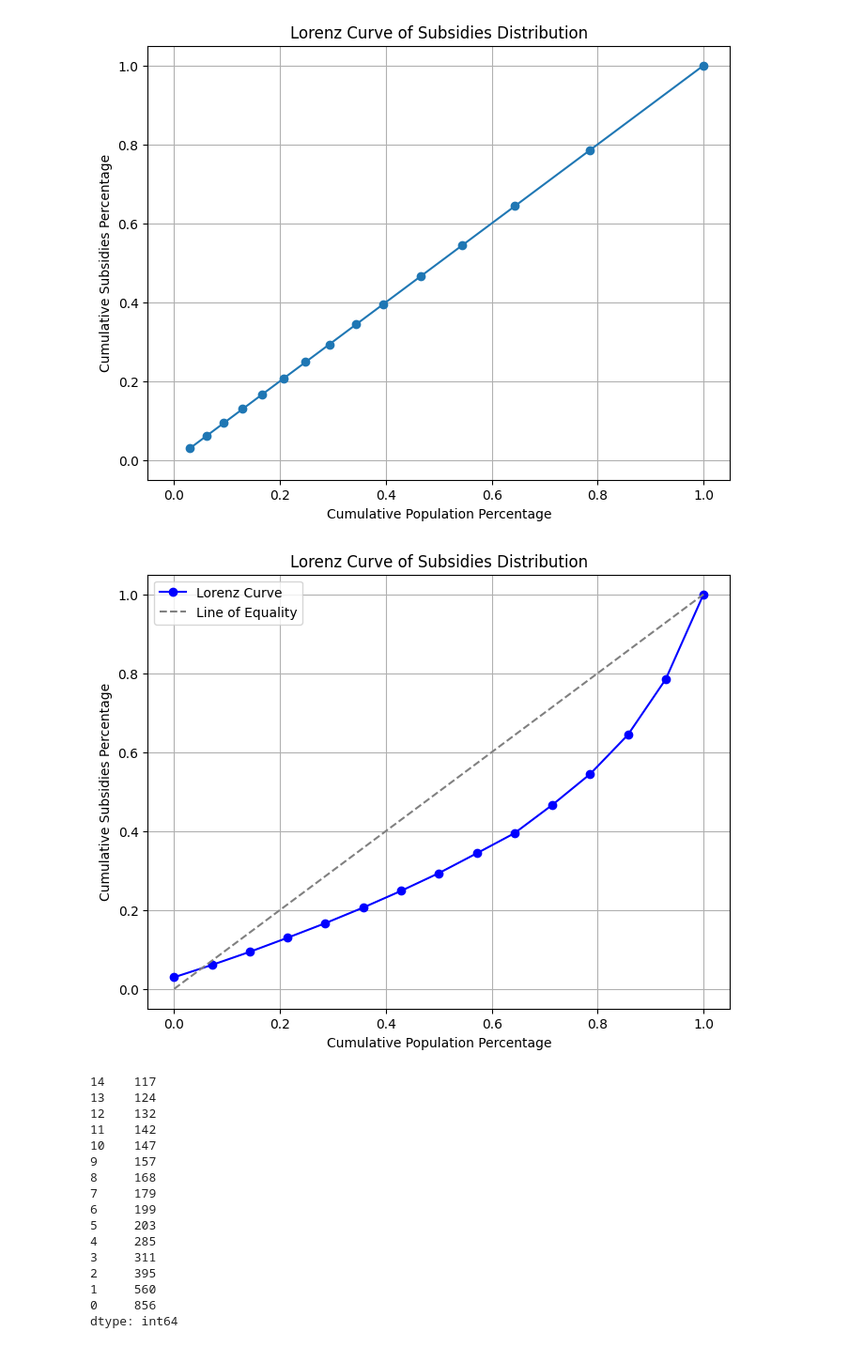
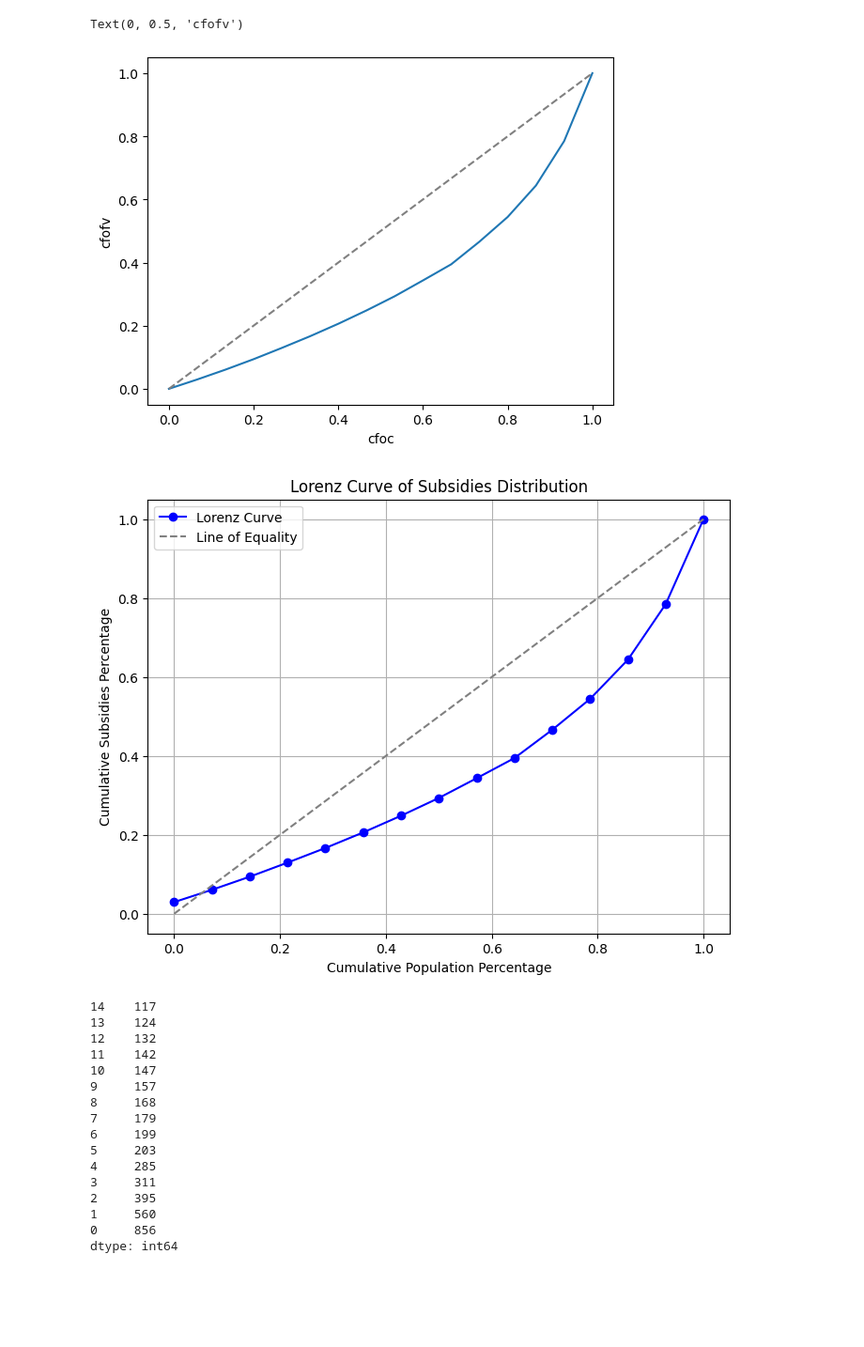
Before and after one commit to Shuyan-Chen/DescriptiveStat, a Jupyter notebook: labTask/list09.ipynb, the cells around one changed output. Shown at 94% size. Cells and saved outputs as stored; diff of their text form; code cells hidden in the pictures; blank space fills up the shorter version.

```diff
--- a/labTask/list09.ipynb
+++ b/labTask/list09.ipynb
@@ -2,64 +2,53 @@
 import numpy as np
 import pandas as pd
 import matplotlib.pyplot as plt
+# %%
+#lorenz curve
+subsidies_series = pd.Series([856,560,395,311,285,203,199,179,168,157,147,142,132,124,117])
+sorted_subsidies = subsidies_series.sort_values()
+cumulative_subsidies = sorted_subsidies.cumsum()
+cum_percentage = cumulative_subsidies/ subsidies_series.sum()
+
+y = pd.concat([pd.Series([0]), cum_percentage])
+x = pd.concat([pd.Series(np.arange(0,1,1/15)), pd.Series([1])])
+
+plt.plot(x,y, label="lorenz curve")
+plt.plot([0,1],[0,1],linestyle = '--', color = 'gray', label='===')
+plt.xlabel('cfoc')
+plt.ylabel('cfofv')
+# %% [output]
+Text(0, 0.5, 'cfofv')
+[figure, added]
 # %%
-#lorenz curve
-subsidies_series = pd.Series([856,560,395,311,285,203,199,179,168,157,147,142,132,124,117])
+import pandas as pd
+import numpy as np
+import matplotlib.pyplot as plt
+
+
+subsidies_series = pd.Series([856, 560, 395, 311, 285, 203, 199, 179, 168, 157, 147, 142, 132, 124, 117])
+
 sorted_subsidies = subsidies_series.sort_values()
+
+
 cumulative_subsidies = sorted_subsidies.cumsum()
-cum_percentage = cumulative_subsidies/ subsidies_series.sum()
+
+cum_percentage_subsidies = cumulative_subsidies / cumulative_subsidies.max()
+population_percentage = np.linspace(0, 1, len(sorted_subsidies))
 
 plt.figure(figsize=(8, 6))
-plt.plot(cum_percentage, cumulative_subsidies / cumulative_subsidies.max(), marker='o', linestyle='-')
+plt.plot(population_percentage, cum_percentage_subsidies, marker='o', linestyle='-', color='b', label='Lorenz Curve')
 
-plt.plot([0, 0], [0, 0], color='gray', linestyle='--')
 
+plt.plot([0, 1], [0, 1], color='gray', linestyle='--', label='Line of Equality')
 
 plt.title('Lorenz Curve of Subsidies Distribution')
 plt.xlabel('Cumulative Population Percentage')
 plt.ylabel('Cumulative Subsidies Percentage')
-
-
+plt.legend()
 plt.grid(True)
 plt.show()
 # %% [output]
-[figure, old version]
+[figure, new version]
-# %%
-import pandas as pd
-import numpy as np
-import matplotlib.pyplot as plt
-
-# Data
-subsidies_series = pd.Series([856, 560, 395, 311, 285, 203, 199, 179, 168, 157, 147, 142, 132, 124, 117])
-
-# Sort the data
-sorted_subsidies = subsidies_series.sort_values()
-
-# Calculate cumulative sum
-cumulative_subsidies = sorted_subsidies.cumsum()
-
-# Calculate cumulative percentages
-cum_percentage_subsidies = cumulative_subsidies / cumulative_subsidies.max()
-population_percentage = np.linspace(0, 1, len(sorted_subsidies))
-
-# Plotting the Lorenz curve
-plt.figure(figsize=(8, 6))
-plt.plot(population_percentage, cum_percentage_subsidies, marker='o', linestyle='-', color='b', label='Lorenz Curve')
-
-# Line of equality
-plt.plot([0, 1], [0, 1], color='gray', linestyle='--', label='Line of Equality')
-
-# Titles and labels
-plt.title('Lorenz Curve of Subsidies Distribution')
-plt.xlabel('Cumulative Population Percentage')
-plt.ylabel('Cumulative Subsidies Percentage')
-plt.legend()
-
-# Grid
-plt.grid(True)
-plt.show()
-# %% [output]
-[figure, removed]
 # %%
 s = pd.Series([856,560,395,311,285,203,199,179,168,157,147,142,132,124,117])
 sorteds = s.sort_values(ascending=True)
```
Also changed, not shown: parts of 7 cells of this notebook.
